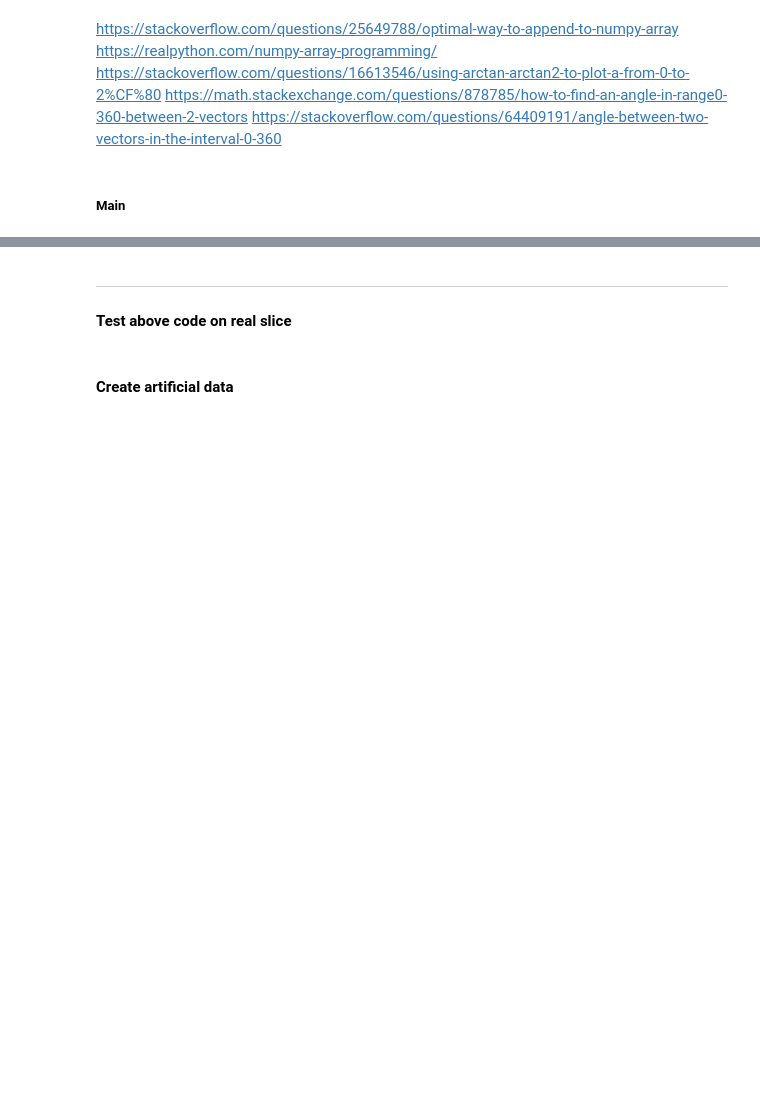
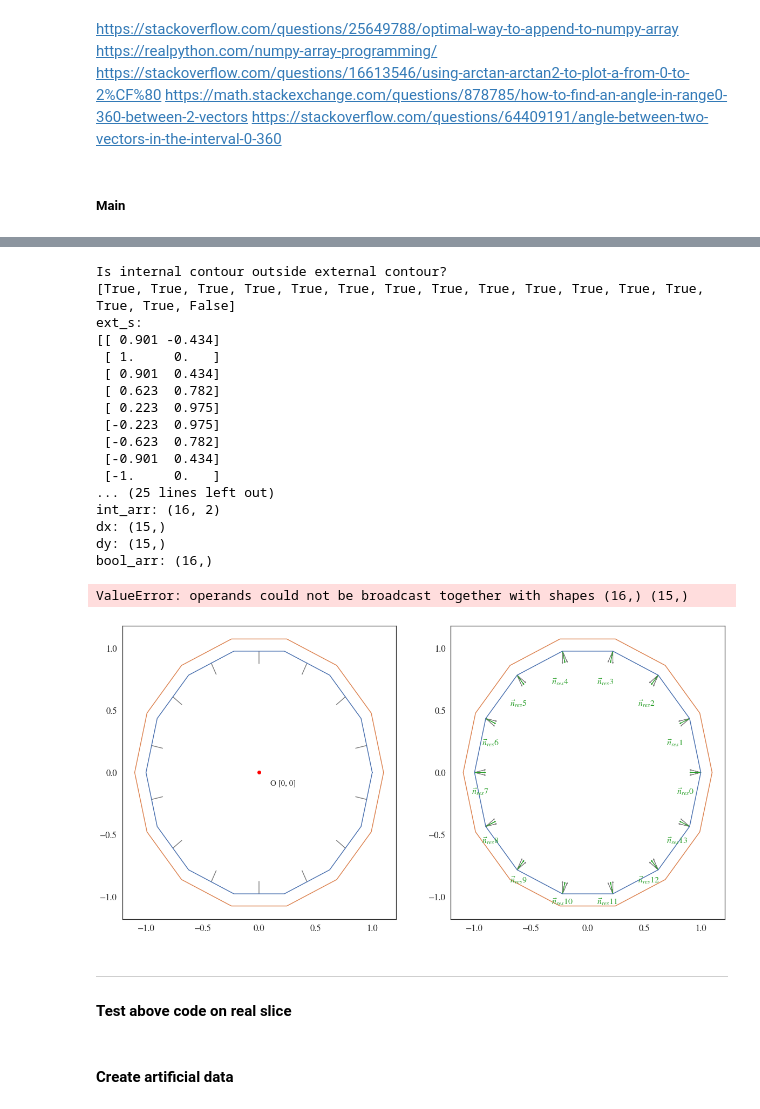
Before and after one commit to artorg-unibe-ch/spline_mesher, a Jupyter notebook: tmp/intersection_internal.ipynb, the cells around one changed output, grey strips where cells are left out. Drawn from its saved outputs; the diff is of its cells as text; code cells hidden in the pictures; blank space fills up the shorter version.

```diff
--- a/tmp/intersection_internal.ipynb
+++ b/tmp/intersection_internal.ipynb
@@ -422,3 +445,71 @@ Internal contour is inside external contour
+# %%
+# PARAMS
+c = [0, 0]
+MIN_THICKNESS = 100e-3
+N_POINTS = 15
+
+# MAIN
+ext_s, int_s, dx, dy, dx_med, dy_med, fig, ax1, ax2 = show_circles(center=c, n_points=N_POINTS, min_thickness=MIN_THICKNESS)
+
+ext_s = np.insert(ext_s, 0, ext_s[-2], axis=0)
+int_s = np.insert(int_s, 0, int_s[-2], axis=0)
+
+boolean_angle = is_internal_inside_external(ext_s, int_s)
+print(f'Is internal contour outside external contour?\n{boolean_angle}')
+
+print(f'ext_s:\n{np.around(ext_s, decimals=3)}')
+print(f'int_s:\n{np.around(int_s, decimals=3)}')
+
+new_int = correct_intersection(ext_arr=ext_s,
+                                   int_arr=int_s,
+                                   dx=dx_med,
+                                   dy=dy_med,
+                                   bool_arr=boolean_angle
+                                   )
+
+bool_min_thickness_s = check_intersection(ext=ext_s, int=new_int, min_thickness=MIN_THICKNESS)
+new_int = correct_intersection(ext_arr=ext_s,
+                               int_arr=new_int,
+                               dx=dx_med,
+                               dy=dy_med,
+                               bool_arr=bool_min_thickness_s
+                               )
+
+ax1.plot(new_int[:, 0], new_int[:, 1], linestyle=':', label='corrected internal contour')
+ax2.plot(new_int[:, 0], new_int[:, 1], linestyle=':')
+ax1.set_aspect('equal')
+ax2.set_aspect('equal')
+ax2.set_xlim(0.8, 1.1)
+ax2.set_ylim(-0.2, 0.2)
+fig.suptitle('Correction of internal position ($\\vec{n}$-based)', weight='bold', fontsize=20)
+fig.legend(loc=1)
+fig.tight_layout()
+
+
+ax1.plot((ext_s[:, 0], ext_s[:, 0]-dy_med), (ext_s[:, 1], ext_s[:,1]+dx_med), color='tab:blue')
+# fig.savefig('Correction_internal_position.svg')
+fig.savefig('Correction_external_position.eps', format='eps')
+print('')
+# %% [output]
+Is internal contour outside external contour?
+[True, True, True, True, True, True, True, True, True, True, True, True, True, True, True, False]
+ext_s:
+[[ 0.901 -0.434]
+ [ 1.     0.   ]
+ [ 0.901  0.434]
+ [ 0.623  0.782]
+ [ 0.223  0.975]
+ [-0.223  0.975]
+ [-0.623  0.782]
+ [-0.901  0.434]
+ [-1.     0.   ]
+... (25 lines left out)
+int_arr: (16, 2)
+dx: (15,)
+dy: (15,)
+bool_arr: (16,)
+ValueError: operands could not be broadcast together with shapes (16,) (15,)
+[figure, added]
 # %% [markdown]
 - - -
 #### Test above code on real slice
```
Also changed, not shown: parts of 4 cells of this notebook, 3 other files.
